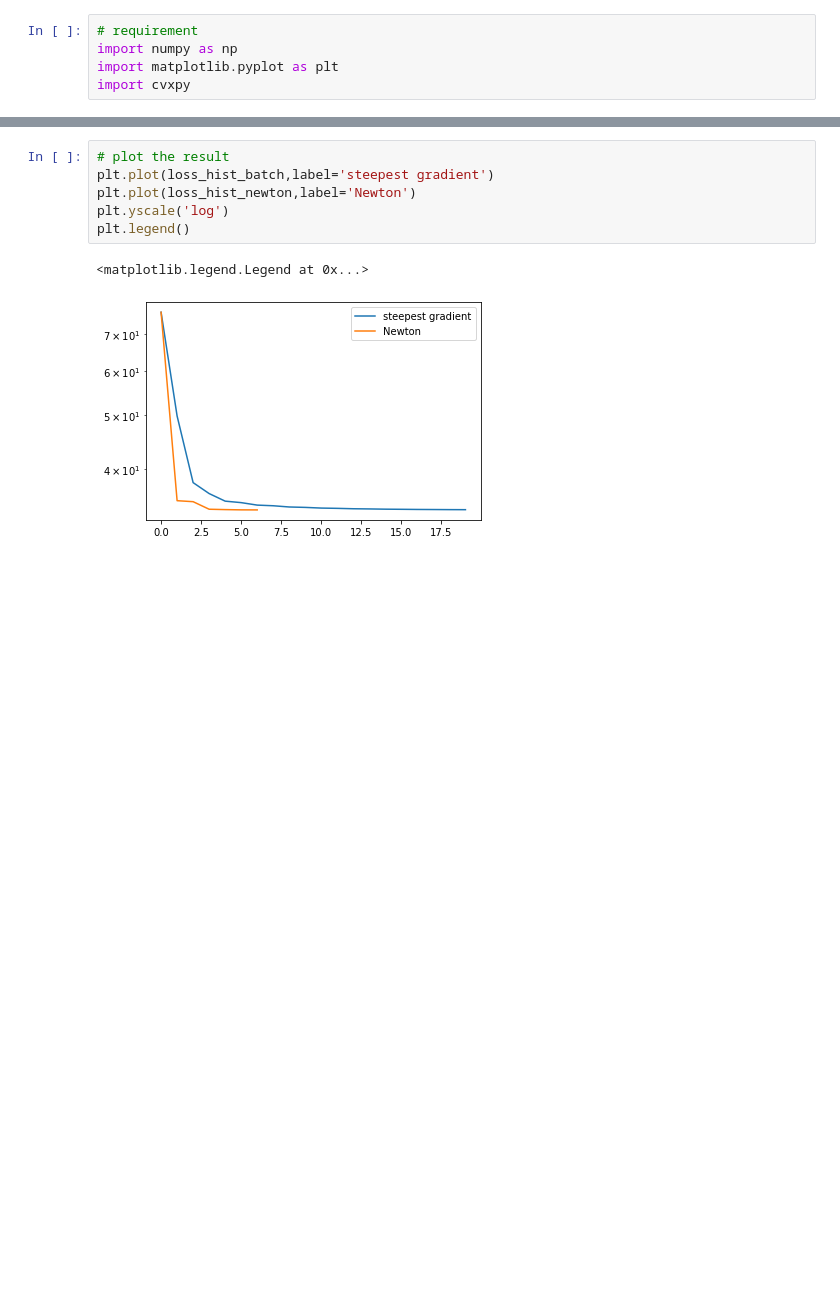
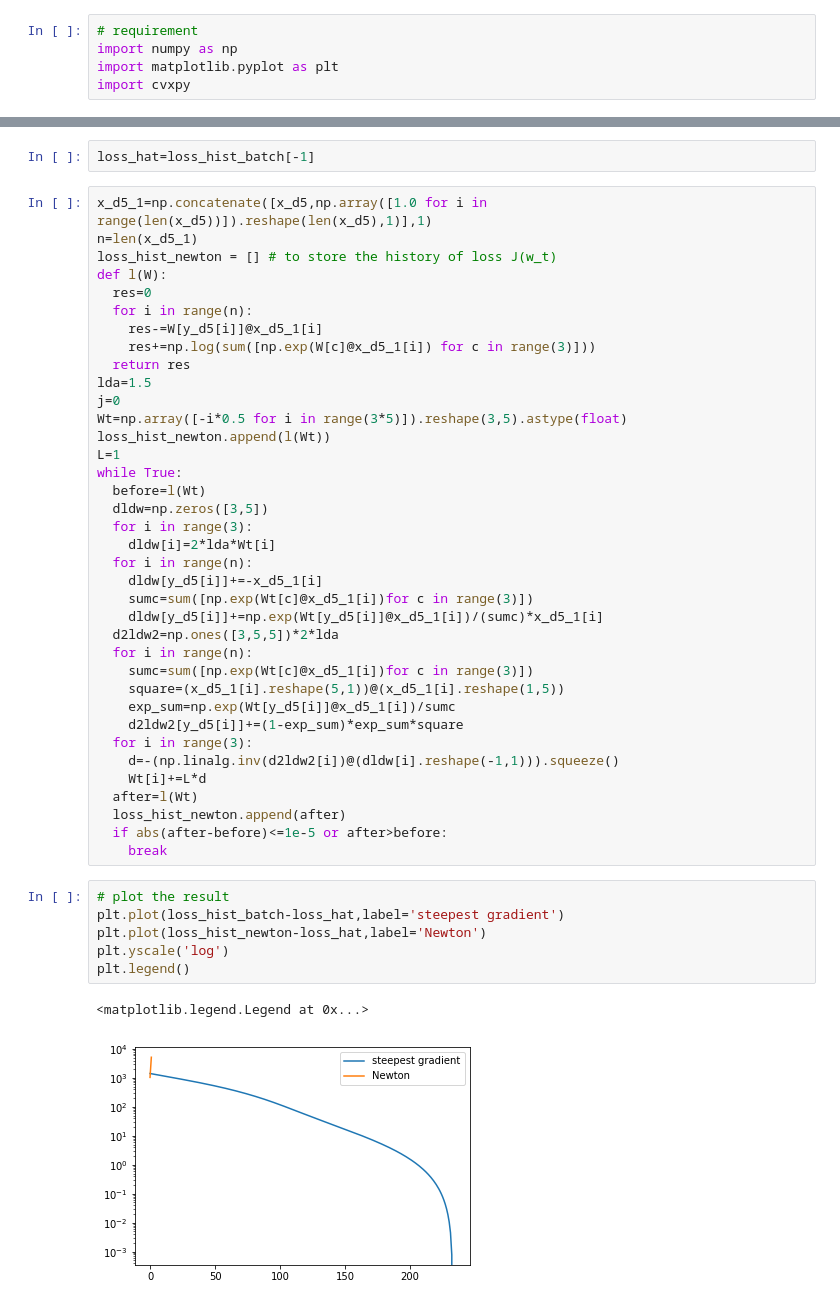
Before and after one commit to immisius/Advanced-Machine-Learning, a Jupyter notebook: Problem_1.ipynb, the cells around one changed output, grey strips where cells are left out. Saved outputs shown, nothing was run; the diff lists cells and outputs as text; blank space fills up the shorter version.

```diff
--- a/Problem_1.ipynb
+++ b/Problem_1.ipynb
@@ -92,9 +139,48 @@ while True:
+# %%
+loss_hat=loss_hist_batch[-1]
+# %%
+x_d5_1=np.concatenate([x_d5,np.array([1.0 for i in range(len(x_d5))]).reshape(len(x_d5),1)],1)
+n=len(x_d5_1)
+loss_hist_newton = [] # to store the history of loss J(w_t)
+def l(W):
+  res=0
+  for i in range(n):
+    res-=W[y_d5[i]]@x_d5_1[i]
+    res+=np.log(sum([np.exp(W[c]@x_d5_1[i]) for c in range(3)]))
+  return res
+lda=1.5
+j=0
+Wt=np.array([-i*0.5 for i in range(3*5)]).reshape(3,5).astype(float)
+loss_hist_newton.append(l(Wt))
+L=1
+while True:
+  before=l(Wt)
+  dldw=np.zeros([3,5])
+  for i in range(3):
+    dldw[i]=2*lda*Wt[i]
+  for i in range(n):
+    dldw[y_d5[i]]+=-x_d5_1[i]
+    sumc=sum([np.exp(Wt[c]@x_d5_1[i])for c in range(3)])
+    dldw[y_d5[i]]+=np.exp(Wt[y_d5[i]]@x_d5_1[i])/(sumc)*x_d5_1[i]
+  d2ldw2=np.ones([3,5,5])*2*lda
+  for i in range(n):
+    sumc=sum([np.exp(Wt[c]@x_d5_1[i])for c in range(3)])
+    square=(x_d5_1[i].reshape(5,1))@(x_d5_1[i].reshape(1,5))
+    exp_sum=np.exp(Wt[y_d5[i]]@x_d5_1[i])/sumc
+    d2ldw2[y_d5[i]]+=(1-exp_sum)*exp_sum*square
+  for i in range(3):
+    d=-(np.linalg.inv(d2ldw2[i])@(dldw[i].reshape(-1,1))).squeeze()
+    Wt[i]+=L*d
+  after=l(Wt)
+  loss_hist_newton.append(after)
+  if abs(after-before)<=1e-5 or after>before:
+    break
 # %%
 # plot the result
-plt.plot(loss_hist_batch,label='steepest gradient')
-plt.plot(loss_hist_newton,label='Newton')
+plt.plot(loss_hist_batch-loss_hat,label='steepest gradient')
+plt.plot(loss_hist_newton-loss_hat,label='Newton')
 plt.yscale('log')
 plt.legend()
 # %% [output]
 <matplotlib.legend.Legend at 0x...>
-[figure, old version]
+[figure, new version]
```
Also changed, not shown: parts of 10 cells of this notebook.
